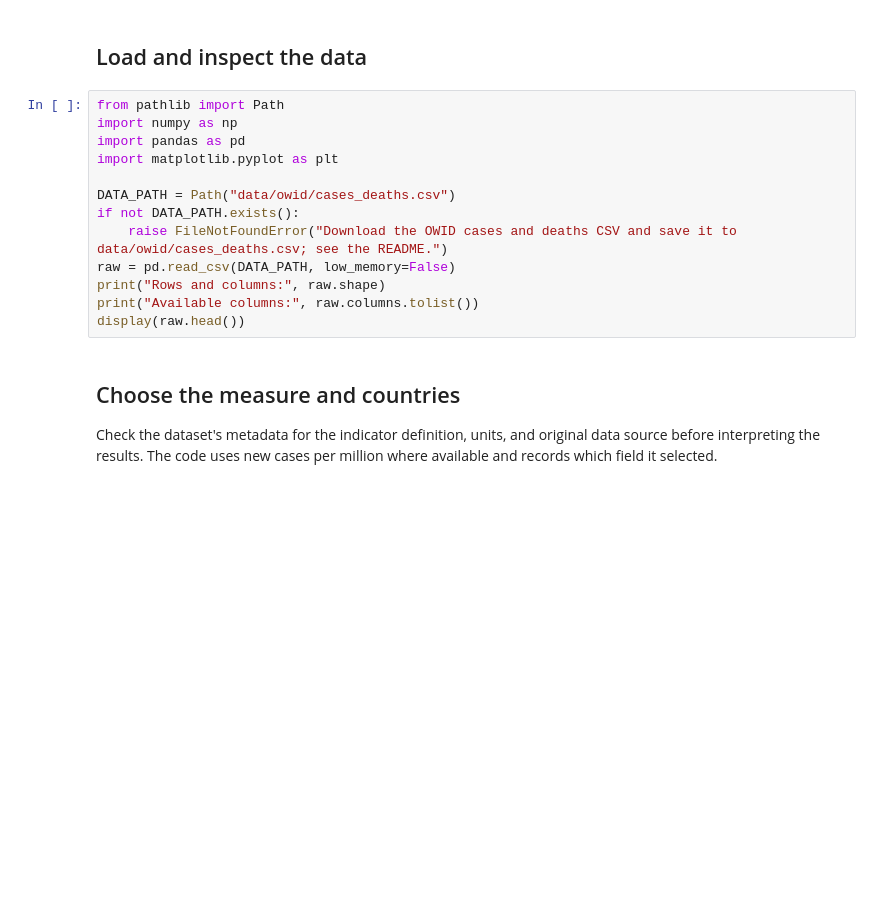
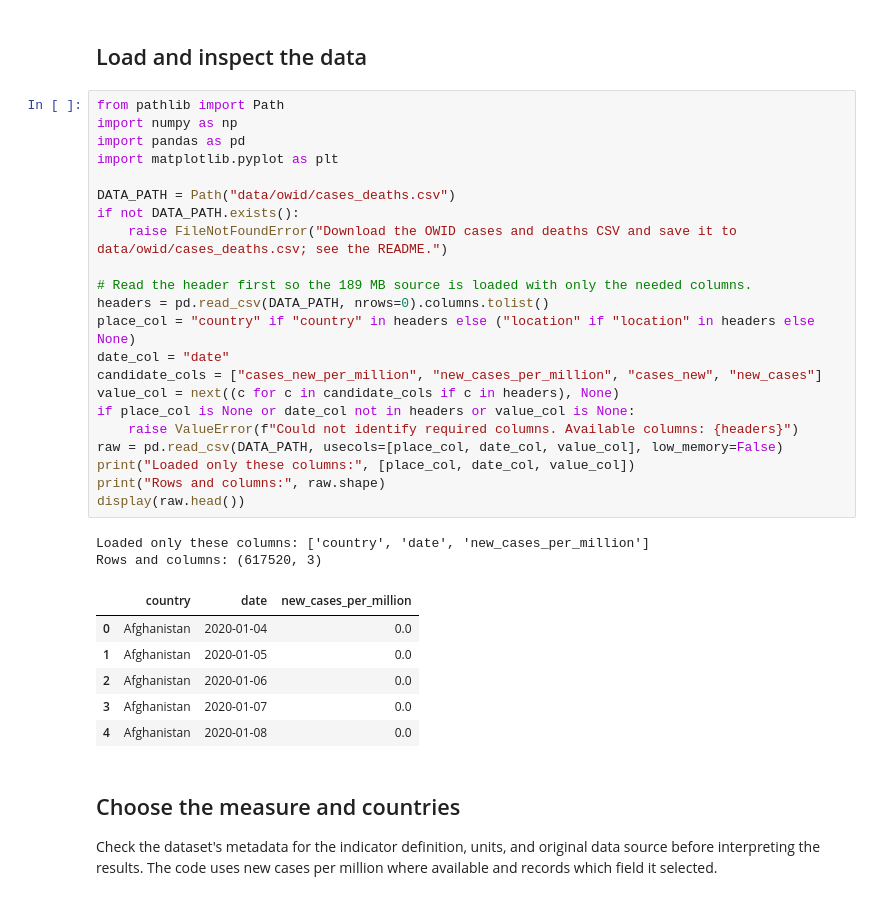
Before and after one commit to jeff580/msc7103-health-data-anomaly-detection, a Jupyter notebook: 02_dynamic_owid.ipynb, the cells around one changed output. Drawn from its saved outputs; the diff is of its cells as text; blank space fills up the shorter version.

```diff
--- a/02_dynamic_owid.ipynb
+++ b/02_dynamic_owid.ipynb
@@ -9,16 +9,34 @@ This notebook covers the time-series part of the project. It looks at daily COVI
 # %%
 from pathlib import Path
 import numpy as np
 import pandas as pd
 import matplotlib.pyplot as plt
 
 DATA_PATH = Path("data/owid/cases_deaths.csv")
 if not DATA_PATH.exists():
     raise FileNotFoundError("Download the OWID cases and deaths CSV and save it to data/owid/cases_deaths.csv; see the README.")
-raw = pd.read_csv(DATA_PATH, low_memory=False)
+
+# Read the header first so the 189 MB source is loaded with only the needed columns.
+headers = pd.read_csv(DATA_PATH, nrows=0).columns.tolist()
+place_col = "country" if "country" in headers else ("location" if "location" in headers else None)
+date_col = "date"
+candidate_cols = ["cases_new_per_million", "new_cases_per_million", "cases_new", "new_cases"]
+value_col = next((c for c in candidate_cols if c in headers), None)
+if place_col is None or date_col not in headers or value_col is None:
+    raise ValueError(f"Could not identify required columns. Available columns: {headers}")
+raw = pd.read_csv(DATA_PATH, usecols=[place_col, date_col, value_col], low_memory=False)
+print("Loaded only these columns:", [place_col, date_col, value_col])
 print("Rows and columns:", raw.shape)
-print("Available columns:", raw.columns.tolist())
 display(raw.head())
+# %% [output]
+Loaded only these columns: ['country', 'date', 'new_cases_per_million']
+Rows and columns: (617520, 3)
+|  | country | date | new_cases_per_million |
+| 0 | Afghanistan | 2020-01-04 | 0.0 |
+| 1 | Afghanistan | 2020-01-05 | 0.0 |
+| 2 | Afghanistan | 2020-01-06 | 0.0 |
+| 3 | Afghanistan | 2020-01-07 | 0.0 |
+| 4 | Afghanistan | 2020-01-08 | 0.0 |
 # %% [markdown]
 ## Choose the measure and countries
 
```
Also changed, not shown: parts of 3 cells of this notebook, 3 other files.
